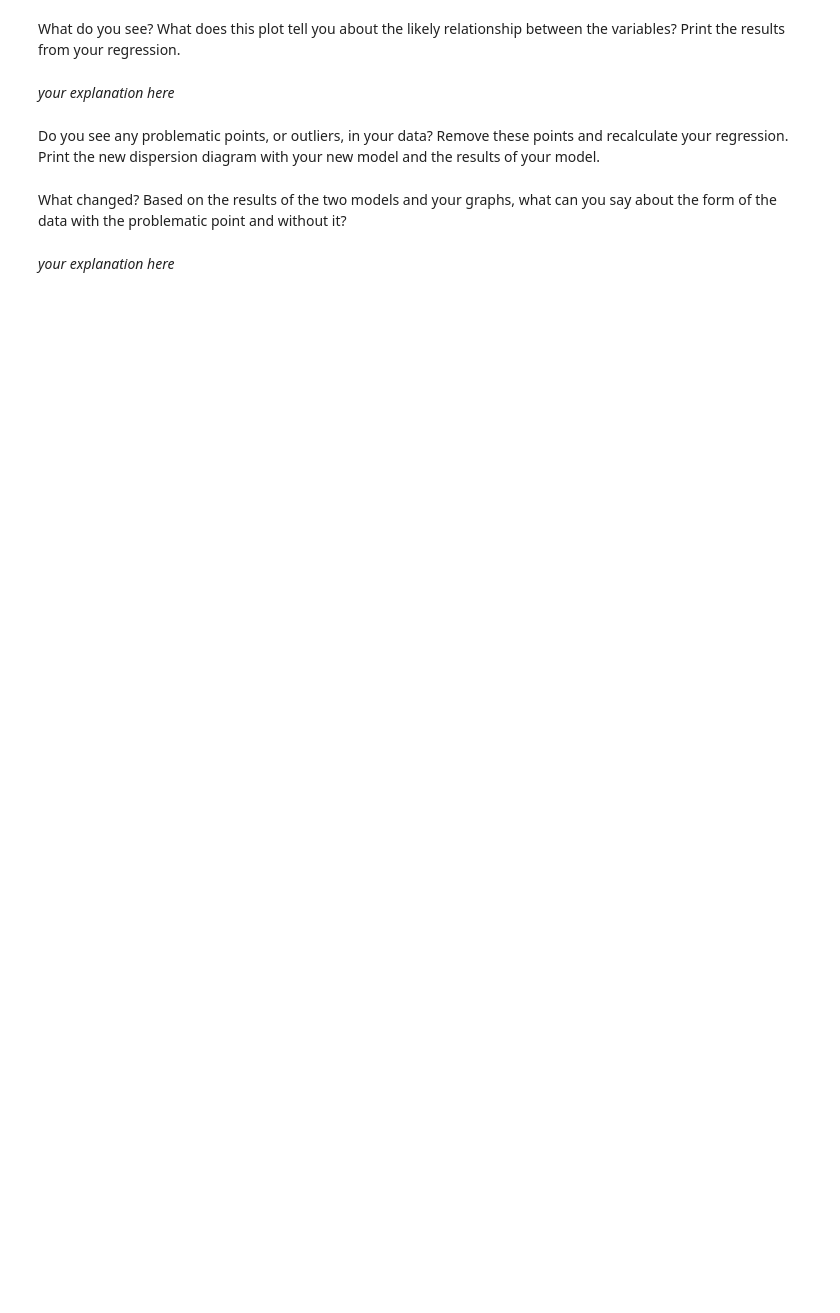
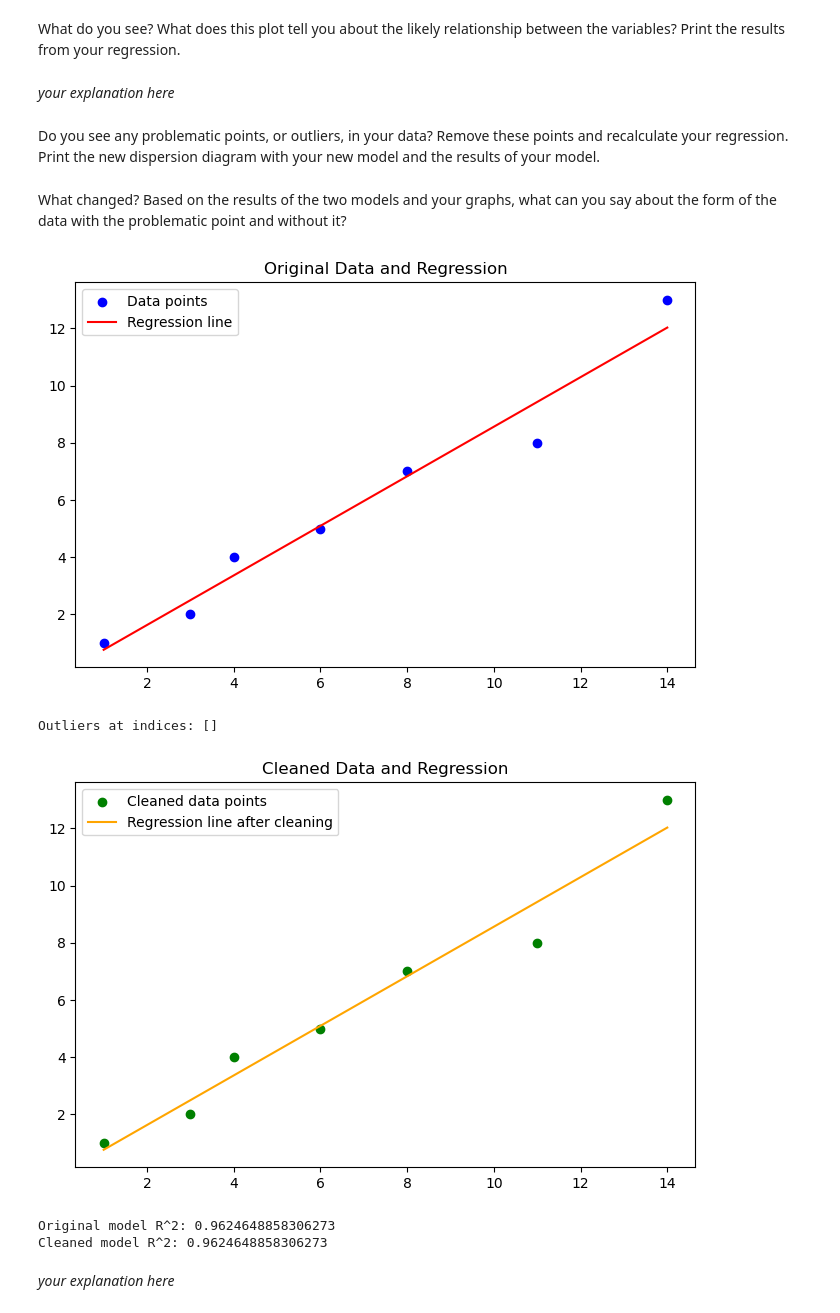
Before and after one commit to GURDITKING4/lab-regression-analysis-en, a Jupyter notebook: your-code/lab-regression-analysis.ipynb, the cells around one changed output. Saved outputs shown, nothing was run; the diff lists cells and outputs as text; code cells hidden in the pictures; blank space fills up the shorter version.

```diff
--- a/your-code/lab-regression-analysis.ipynb
+++ b/your-code/lab-regression-analysis.ipynb
@@ -262,4 +320,65 @@ Do you see any problematic points, or outliers, in your data? Remove these point
 # %% [markdown]
 What changed? Based on the results of the two models and your graphs, what can you say about the form of the data with the problematic point and without it?
+# %%
+import numpy as np
+import pandas as pd
+import matplotlib.pyplot as plt
+from sklearn.linear_model import LinearRegression
+
+# Load your data
+df = pd.read_csv(r'D:\gurdit singh\lab-regression-analysis-en\vehicles.csv')  # Change filename as needed
+
+# Data
+X = [1, 3, 4, 6, 8, 11, 14]
+Y = [1, 2, 4, 5, 7, 8, 13]
+
+df = pd.DataFrame({'X': X, 'Y': Y})
+X = df[['X']].values
+y = df['Y'].values
+
+# Fit initial regression
+model1 = LinearRegression()
+model1.fit(X, y)
+y_pred1 = model1.predict(X)
+
+# Plot original data and regression line
+plt.figure(figsize=(8,5))
+plt.scatter(X, y, color='blue', label='Data points')
+plt.plot(X, y_pred1, color='red', label='Regression line')
+plt.title('Original Data and Regression')
+plt.legend()
+plt.show()
+
+# Identify outliers (simple approach: residuals > 2*std)
+residuals = y - y_pred1
+outlier_mask = np.abs(residuals) > 2 * np.std(residuals)
+print("Outliers at indices:", np.where(outlier_mask)[0])
+
+# Remove outliers
+X_clean = X[~outlier_mask]
+y_clean = y[~outlier_mask]
+
+# Fit regression after removing outliers
+model2 = LinearRegression()
+model2.fit(X_clean, y_clean)
+y_pred2 = model2.predict(X_clean)
+
+# Plot cleaned data and new regression line
+plt.figure(figsize=(8,5))
+plt.scatter(X_clean, y_clean, color='green', label='Cleaned data points')
+plt.plot(X_clean, y_pred2, color='orange', label='Regression line after cleaning')
+plt.title('Cleaned Data and Regression')
+plt.legend()
+plt.show()
+
+# Comparison
+print("Original model R^2:", model1.score(X, y))
+print("Cleaned model R^2:", model2.score(X_clean, y_clean))
+# %% [output]
+[figure, added]
+Outliers at indices: []
+[figure, added]
+Original model R^2: 0.9624648858306273
+Cleaned model R^2: 0.9624648858306273
 # %% [markdown]
 *your explanation here*
```
Also changed, not shown: parts of 7 cells of this notebook.
